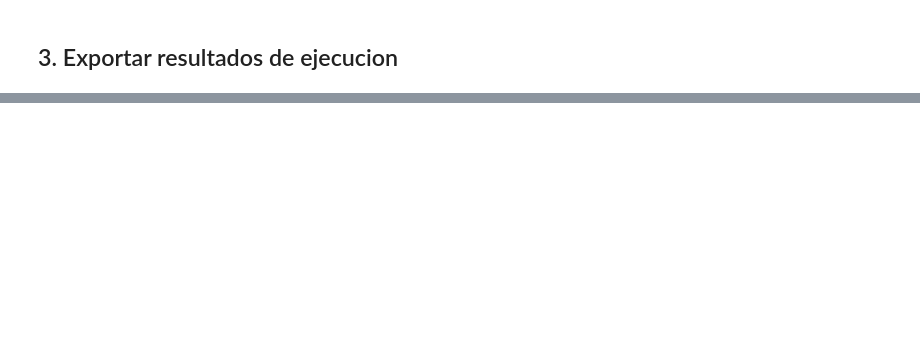
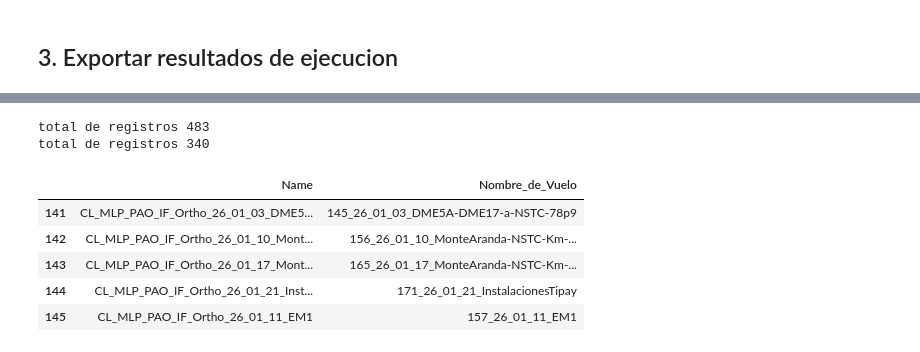
Before and after one commit to LeonelRiveroEsri/amsa-pao-geosupport, a Jupyter notebook: 009 Carga Datastore y Mosaico.ipynb, the cells around one changed output, grey strips where cells are left out. Saved outputs shown, nothing was run; the diff lists cells and outputs as text; code cells hidden in the pictures; blank space fills up the shorter version.

Commit message:
data

```diff
--- a/009 Carga Datastore y Mosaico.ipynb
+++ b/009 Carga Datastore y Mosaico.ipynb
@@ -205,0 +264,6 @@ Resultados exportados en: c:\Users\esrlrivero_adm\Documents\Geosupport\amsa-pao-
+# %%
+arcpy.env.overwriteOutput = True
+fc_footprint_temp = 'in_memory/foot3'
+arcpy.ExportMosaicDatasetGeometry_management(PATH_MOSAIC_DATASET,
+                                             out_feature_class=fc_footprint_temp,
+                                             where_clause=q)
@@ -205,0 +276,16 @@ Resultados exportados en: c:\Users\esrlrivero_adm\Documents\Geosupport\amsa-pao-
+# %%
+import re
+fc_footprint = r'\\amssclgis08.ams.gmams.cl\CL_MLP_PAO\02_FGDB\CL_MLP_PAO_v1.gdb\CL_MLP_PAO_06_COMPLEMENTOS\CL_MLP_PAO_Indice_Vuelos_PAO_IMGS_PO'
+
+mapsfields = {
+    'FechaAdqui':'Fecha_Adqu',
+    'FechaCarga':'Fecha_Publ' ,
+    'NombreVuelo':'Nombre_de_Vuelo',
+    'ProductName':'ProductNam'
+    }
+## Se renombran los campos de la exportacion
+for f in mapsfields:
+    old_name = f
+    new_name = mapsfields[f]
+    print(f'{old_name} ==> {new_name}')
+    arcpy.AlterField_management(fc_footprint_temp,old_name,new_name)
@@ -205,0 +342,20 @@ Resultados exportados en: c:\Users\esrlrivero_adm\Documents\Geosupport\amsa-pao-
+# %%
+## Se actualiza en los footprint
+querymosaic = [c[0] for c in arcpy.da.SearchCursor(PATH_MOSAIC_DATASET,['Name'])]
+# %%
+# querymosaic = f"Name IN {tuple(querymosaic)}"
+cursor = arcpy.da.SearchCursor(fc_footprint,['Name','Nombre_de_Vuelo'])
+df = pd.DataFrame(cursor,columns=['Name','Nombre_de_Vuelo'])
+print(f'total de registros {df.shape[0]}')
+df = df[df.Name.isin(querymosaic)]
+print(f'total de registros {df.shape[0]}')
+df.head()
+# %% [output]
+total de registros 483
+total de registros 340
+|  | Name | Nombre_de_Vuelo |
+| 141 | CL_MLP_PAO_IF_Ortho_26_01_03_DME5... | 145_26_01_03_DME5A-DME17-a-NSTC-78p9 |
+| 142 | CL_MLP_PAO_IF_Ortho_26_01_10_Mont... | 156_26_01_10_MonteAranda-NSTC-Km-... |
+| 143 | CL_MLP_PAO_IF_Ortho_26_01_17_Mont... | 165_26_01_17_MonteAranda-NSTC-Km-... |
+| 144 | CL_MLP_PAO_IF_Ortho_26_01_21_Inst... | 171_26_01_21_InstalacionesTipay |
+| 145 | CL_MLP_PAO_IF_Ortho_26_01_11_EM1 | 157_26_01_11_EM1 |
```
Also changed, not shown: parts of 22 cells of this notebook, 3 other files.
